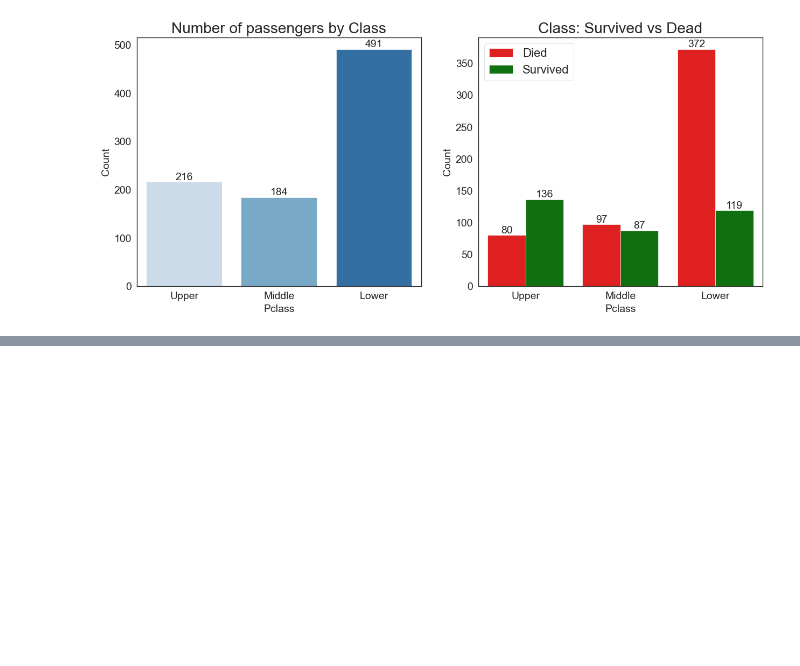
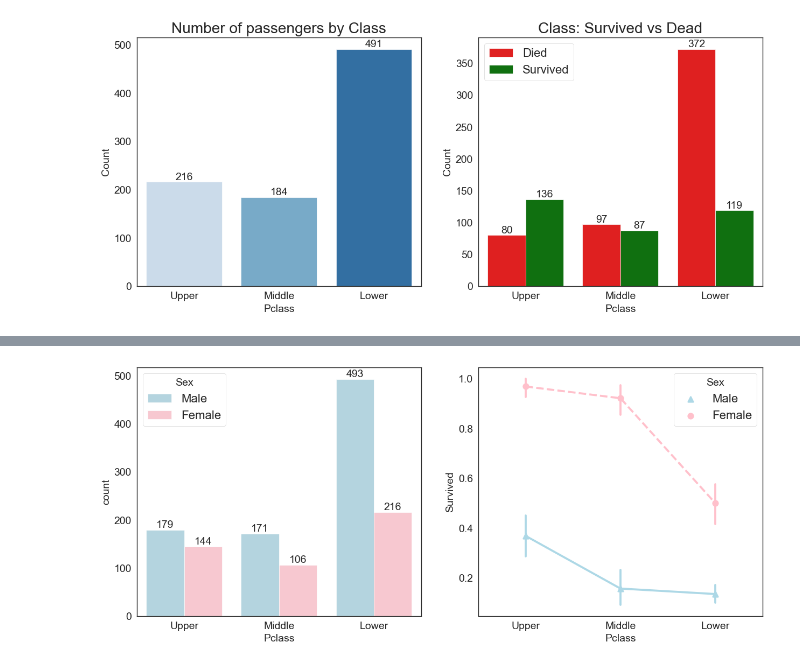
Before and after one commit to abhirajan1998/Data-Science-Learning-Project, a Jupyter notebook: Titanic Survival Prediction/EDA.ipynb, the cells around one changed output, grey strips where cells are left out. Cells and saved outputs as stored; diff of their text form; code cells hidden in the pictures; blank space fills up the shorter version.

```diff
--- a/Titanic Survival Prediction/EDA.ipynb
+++ b/Titanic Survival Prediction/EDA.ipynb
@@ -343,0 +377,15 @@ text_annotate(cnt2)
+# %%
+f,ax=plt.subplots(1,2)
+cnt = sns.countplot(x='Pclass',data=all_data, palette=['lightblue', 'pink'], hue='Sex', ax=ax[0])
+ax[0].set_title('')
+ax[0].set_xticklabels(labels)
+text_annotate(cnt)
+
+cnt2 = sns.pointplot(x='Pclass', y='Survived', hue="Sex", data=train_df,
+                        palette={'Male' : 'lightblue', 'Female' : 'pink'},
+                        markers=['^','o'], linestyles=['-', '--'], ax=ax[1])
+ax[1].set_title('')
+ax[1].set_xticklabels(labels)
+plt.show()
+# %% [output]
+[figure, added]
```
Also changed, not shown: parts of 6 cells of this notebook.
